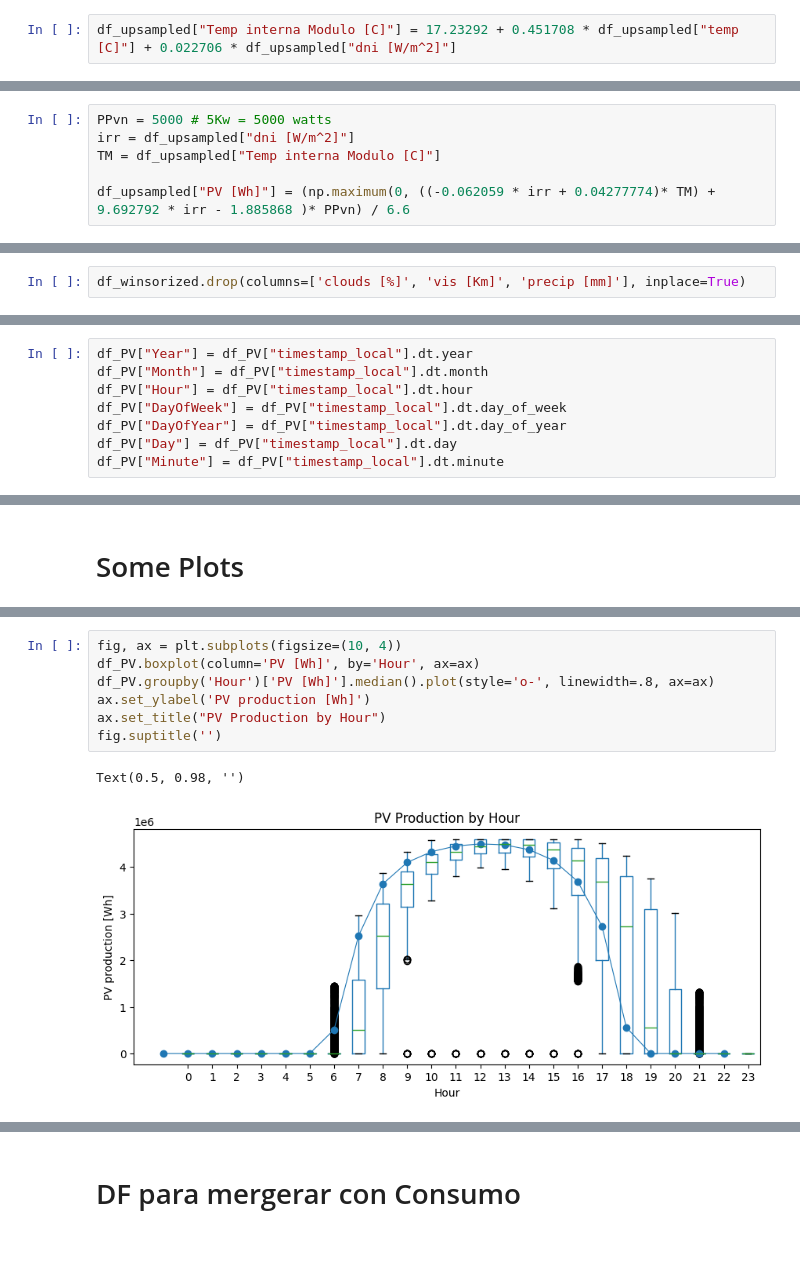
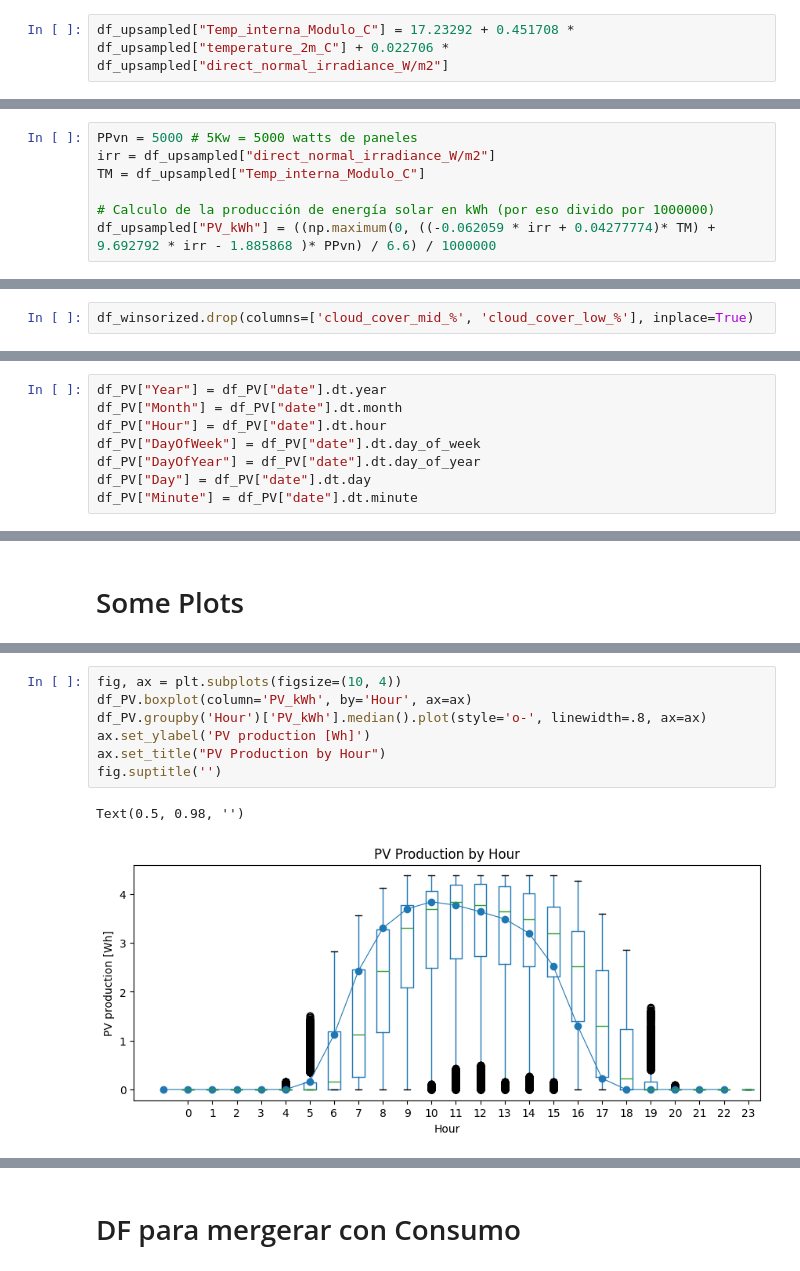
Before and after one commit to AFernandezBenages/WP4, a Jupyter notebook: code/casalMonsterratina_producciónSolar.ipynb, the cells around one changed output, grey strips where cells are left out. Saved outputs shown, nothing was run; the diff lists cells and outputs as text.

```diff
--- a/code/casalMonsterratina_producciónSolar.ipynb
+++ b/code/casalMonsterratina_producciónSolar.ipynb
@@ -363,7 +287,7 @@ Donde:
 
 -  irr   <-> Irradiancia directa normal (dni) [kW/m2]
 # %%
-df_upsampled["Temp interna Modulo [C]"] = 17.23292 + 0.451708 * df_upsampled["temp [C]"] + 0.022706 * df_upsampled["dni [W/m^2]"]
+df_upsampled["Temp_interna_Modulo_C"] = 17.23292 + 0.451708 * df_upsampled["temperature_2m_C"] + 0.022706 * df_upsampled["direct_normal_irradiance_W/m2"]
 # %%
 df_upsampled.head()
 # %% [output]
@@ -385,11 +310,12 @@ donde:
 - irr[i]    es la Irradiancia directa normal [kW/m2]
 - TM[i]     es la temperatura interna del modulo/placa solar
 # %%
-PPvn = 5000 # 5Kw = 5000 watts
-irr = df_upsampled["dni [W/m^2]"]
-TM = df_upsampled["Temp interna Modulo [C]"]
+PPvn = 5000 # 5Kw = 5000 watts de paneles
+irr = df_upsampled["direct_normal_irradiance_W/m2"]
+TM = df_upsampled["Temp_interna_Modulo_C"]
 
-df_upsampled["PV [Wh]"] = (np.maximum(0, ((-0.062059 * irr + 0.04277774)* TM) + 9.692792 * irr - 1.885868 )* PPvn) / 6.6
+# Calculo de la producción de energía solar en kWh (por eso divido por 1000000)
+df_upsampled["PV_kWh"] = ((np.maximum(0, ((-0.062059 * irr + 0.04277774)* TM) + 9.692792 * irr - 1.885868 )* PPvn) / 6.6) / 1000000
 # %%
 df_upsampled.sample(5)
 # %% [output]
@@ -542,5 +473,5 @@ luego de la winsorizacion, quedan estos valores aún con outliers, los dropeo
 # %%
-df_winsorized.drop(columns=['clouds [%]', 'vis [Km]', 'precip [mm]'], inplace=True)
+df_winsorized.drop(columns=['cloud_cover_mid_%', 'cloud_cover_low_%'], inplace=True)
 # %%
 # aplico los cambios al dataframe original
 df_PV = df_winsorized.copy()
@@ -571,9 +502,9 @@ memory usage: 11.9 MB
 # %%
-df_PV["Year"] = df_PV["timestamp_local"].dt.year
-df_PV["Month"] = df_PV["timestamp_local"].dt.month
-df_PV["Hour"] = df_PV["timestamp_local"].dt.hour
-df_PV["DayOfWeek"] = df_PV["timestamp_local"].dt.day_of_week
-df_PV["DayOfYear"] = df_PV["timestamp_local"].dt.day_of_year
-df_PV["Day"] = df_PV["timestamp_local"].dt.day
-df_PV["Minute"] = df_PV["timestamp_local"].dt.minute
+df_PV["Year"] = df_PV["date"].dt.year
+df_PV["Month"] = df_PV["date"].dt.month
+df_PV["Hour"] = df_PV["date"].dt.hour
+df_PV["DayOfWeek"] = df_PV["date"].dt.day_of_week
+df_PV["DayOfYear"] = df_PV["date"].dt.day_of_year
+df_PV["Day"] = df_PV["date"].dt.day
+df_PV["Minute"] = df_PV["date"].dt.minute
 # %%
@@ -617,10 +561,10 @@ Text(0.5, 0.98, '')
 # %%
 fig, ax = plt.subplots(figsize=(10, 4))
-df_PV.boxplot(column='PV [Wh]', by='Hour', ax=ax)
-df_PV.groupby('Hour')['PV [Wh]'].median().plot(style='o-', linewidth=.8, ax=ax)
+df_PV.boxplot(column='PV_kWh', by='Hour', ax=ax)
+df_PV.groupby('Hour')['PV_kWh'].median().plot(style='o-', linewidth=.8, ax=ax)
 ax.set_ylabel('PV production [Wh]')
 ax.set_title("PV Production by Hour")
 fig.suptitle('')
 # %% [output]
 Text(0.5, 0.98, '')
-[figure, old version]
+[figure, new version]
```
Also changed, not shown: parts of 58 cells of this notebook, 1 other file.
